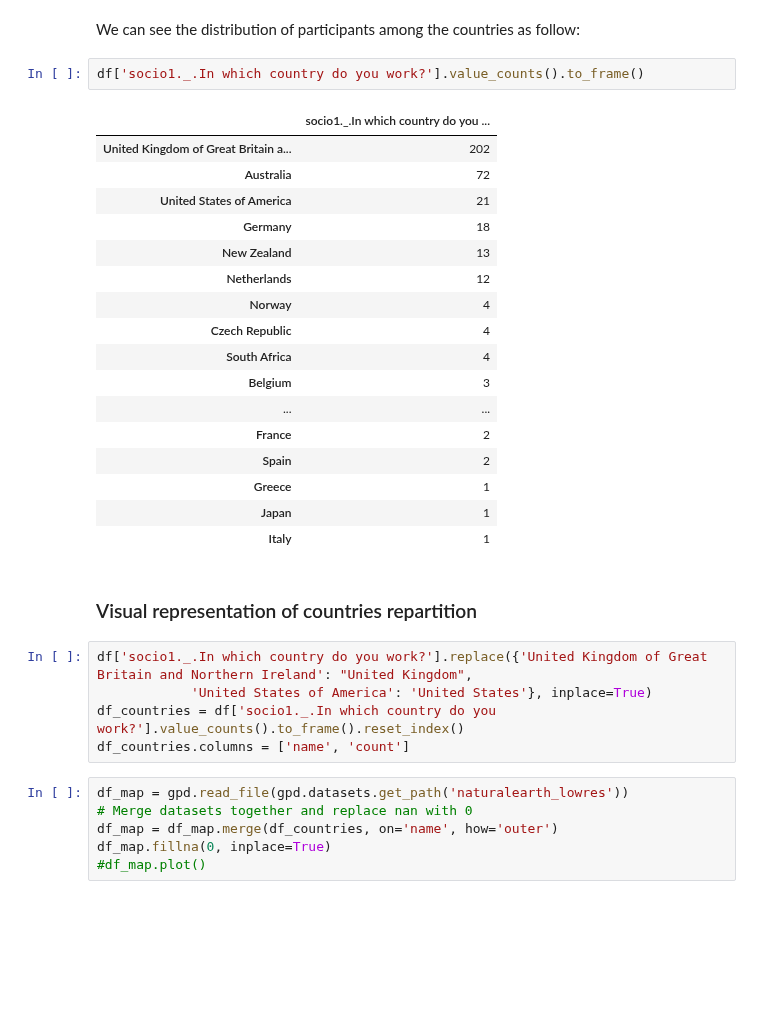
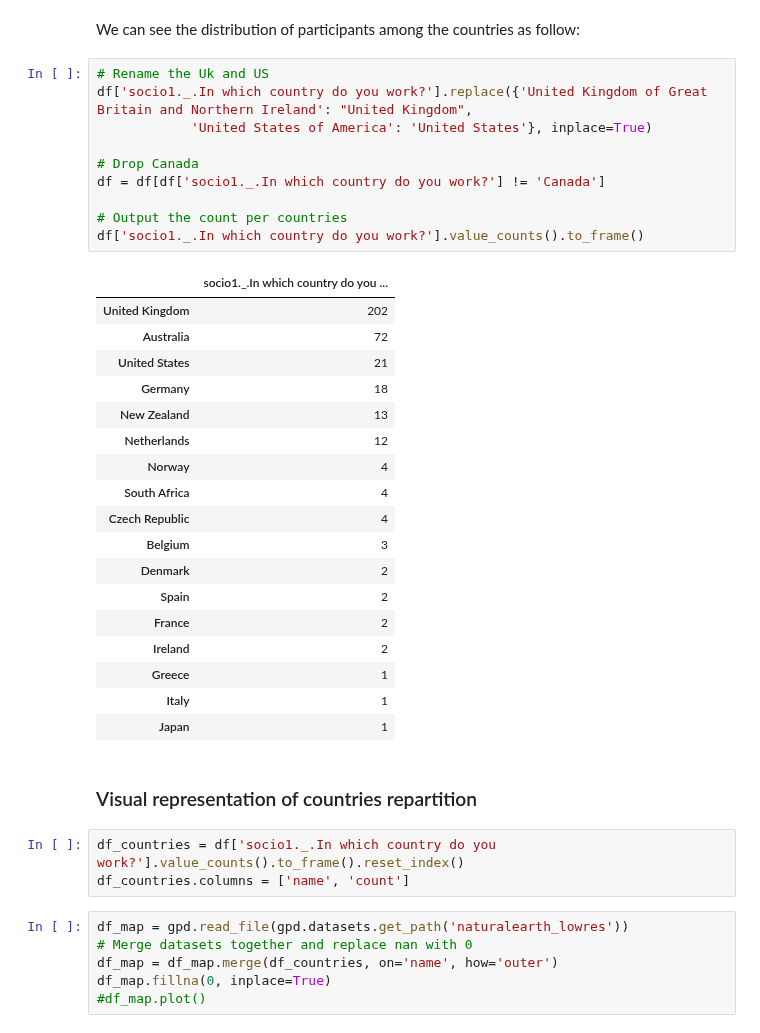
Before and after one commit to softwaresaved/international-survey, a Jupyter notebook: analysis/2018_draft.ipynb, the cells around one changed output. Drawn from its saved outputs; the diff is of its cells as text; blank space fills up the shorter version.

```diff
--- a/analysis/2018_draft.ipynb
+++ b/analysis/2018_draft.ipynb
@@ -193,31 +193,38 @@ However, this year, we could also collect information about others countries. Ea
 ### Count of participants per country
 # %% [markdown]
 We can see the distribution of participants among the countries as follow:
-# %%
-df['socio1._.In which country do you work?'].value_counts().to_frame()
-# %% [output]
-|  | socio1._.In which country do you ... |
-| United Kingdom of Great Britain a... | 202 |
-| Australia | 72 |
-| United States of America | 21 |
-| Germany | 18 |
-| New Zealand | 13 |
-| Netherlands | 12 |
-| Norway | 4 |
-| Czech Republic | 4 |
-| South Africa | 4 |
-| Belgium | 3 |
-| ... | ... |
-| France | 2 |
-| Spain | 2 |
-| Greece | 1 |
-| Japan | 1 |
-| Italy | 1 |
+# %%
+# Rename the Uk and US
+df['socio1._.In which country do you work?'].replace({'United Kingdom of Great Britain and Northern Ireland': "United Kingdom",
+            'United States of America': 'United States'}, inplace=True)
+
+# Drop Canada
+df = df[df['socio1._.In which country do you work?'] != 'Canada']
+
+# Output the count per countries
+df['socio1._.In which country do you work?'].value_counts().to_frame()
+# %% [output]
+|  | socio1._.In which country do you ... |
+| United Kingdom | 202 |
+| Australia | 72 |
+| United States | 21 |
+| Germany | 18 |
+| New Zealand | 13 |
+| Netherlands | 12 |
+| Norway | 4 |
+| South Africa | 4 |
+| Czech Republic | 4 |
+| Belgium | 3 |
+| Denmark | 2 |
+| Spain | 2 |
+| France | 2 |
+| Ireland | 2 |
+| Greece | 1 |
+| Italy | 1 |
+| Japan | 1 |
 # %% [markdown]
 ### Visual representation of countries repartition
 # %%
-df['socio1._.In which country do you work?'].replace({'United Kingdom of Great Britain and Northern Ireland': "United Kingdom",
-            'United States of America': 'United States'}, inplace=True)
 df_countries = df['socio1._.In which country do you work?'].value_counts().to_frame().reset_index()
 df_countries.columns = ['name', 'count']
 # %%
```
Also changed, not shown: parts of 22 cells of this notebook, 1 other file.
